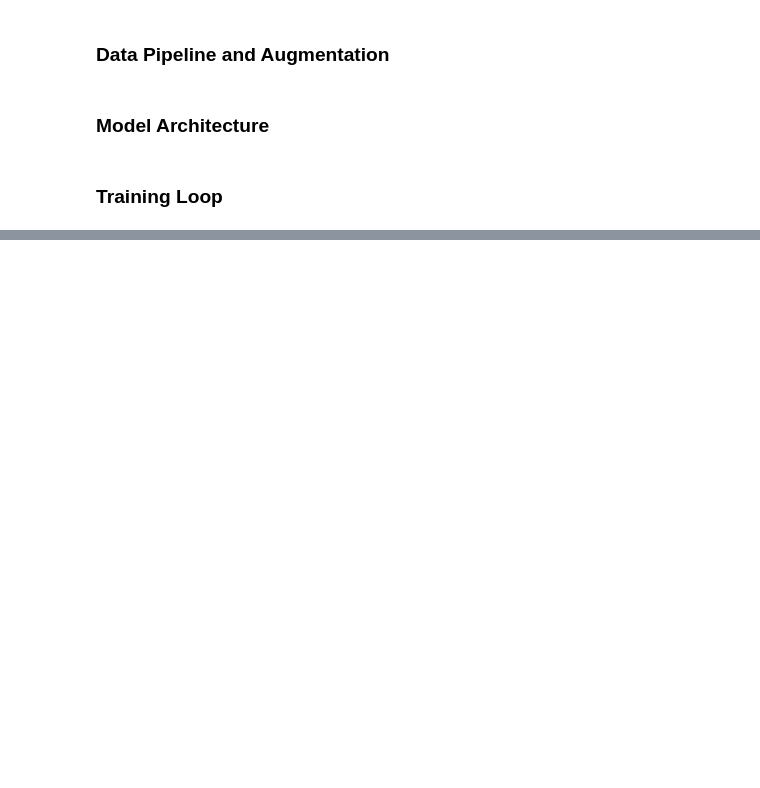
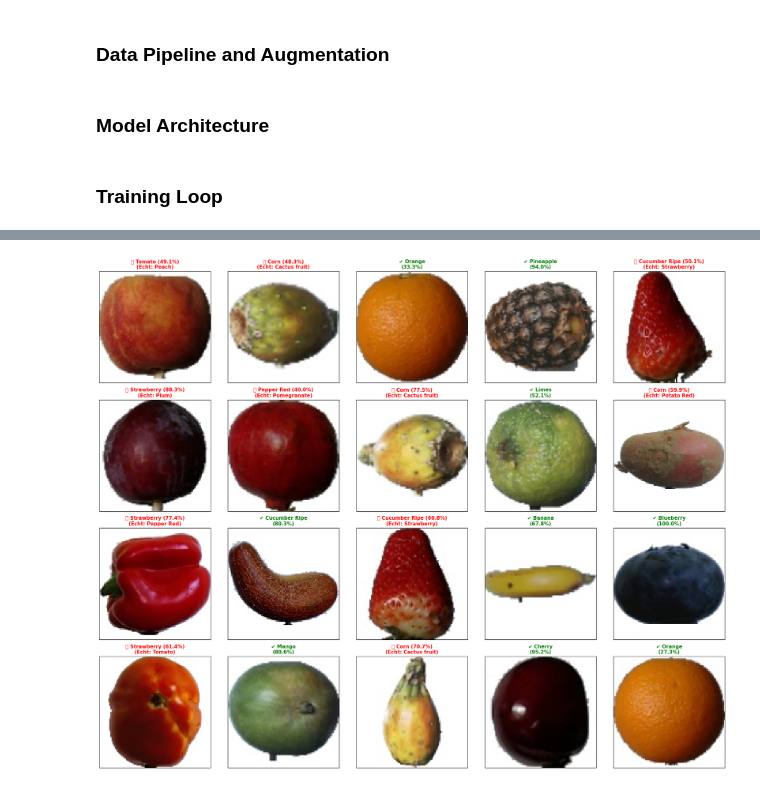
Before and after one commit to mkueverling/big-data, a Jupyter notebook: 9_capstone_project/capstone_project.ipynb, the cells around one changed output, grey strips where cells are left out. Drawn from its saved outputs; the diff is of its cells as text; code cells hidden in the pictures; blank space fills up the shorter version.

Commit message:
with imag output

```diff
--- a/9_capstone_project/capstone_project.ipynb
+++ b/9_capstone_project/capstone_project.ipynb
@@ -93,7 +98,6 @@ train_transform = transforms.Compose([                                  # 1. pos
     transforms.RandomAffine(degrees=45, translate=(0.2, 0.2)),
     transforms.RandomHorizontalFlip(p=0.5),
     transforms.RandomVerticalFlip(p=0.5),
-    transforms.RandomRotation(20),
 
     transforms.ColorJitter(                                             # 2. licht und farbe
         brightness=0.4,
@@ -286 +304,63 @@ plt.legend(); plt.grid(True); plt.show()
+# %%
+
+# 1. Wir holen uns einen ganzen Stapel (Batch)
+dataiter = iter(val_loader)
+images, labels = next(dataiter)
+
+# Ab auf die Grafikkarte damit (oder CPU)
+images = images.to(DEVICE)
+labels = labels.to(DEVICE)
+
+# 2. Modell fragen
+model.eval()
+with torch.no_grad():
+    outputs = model(images)
+    probs = F.softmax(outputs, dim=1)      # In % umrechnen
+    confidences, predictions = torch.max(probs, 1) # Höchsten Wert nehmen
+
+# 3. Plot vorbereiten (5 Spalten x 4 Zeilen = 20 Bilder)
+num_images = 20
+rows = 4
+cols = 5
+
+fig = plt.figure(figsize=(20, 16)) # Groß genug machen
+
+for i in range(num_images):
+    # Falls der Batch kleiner als 20 ist (beim Rest), brechen wir ab
+    if i >= len(images):
+        break
+
+    ax = fig.add_subplot(rows, cols, i+1, xticks=[], yticks=[])
+
+    # Bild für Anzeige vorbereiten:
+    # A. Von GPU zur CPU
+    # B. Format ändern: (Channels, Höhe, Breite) -> (Höhe, Breite, Channels)
+    img_display = images[i].cpu().numpy().transpose((1, 2, 0))
+
+    # C. "Ent-Normalisieren" (wir hatten es durch 0.5 geteilt, jetzt mal 0.5)
+    img_display = img_display * 0.5 + 0.5
+    img_display = np.clip(img_display, 0, 1) # Alles was <0 oder >1 ist abschneiden
+
+    plt.imshow(img_display)
+
+    # Infos holen
+    true_label = class_names[labels[i]]
+    pred_label = class_names[predictions[i]]
+    conf_val = confidences[i].item() * 100
+
+    # Farbe: Grün = Richtig, Rot = Falsch
+    color = 'green' if true_label == pred_label else 'red'
+
+    # Titeltext bauen
+    if true_label == pred_label:
+        title_text = f"✔ {pred_label}\n({conf_val:.1f}%)"
+    else:
+        title_text = f"❌ {pred_label} ({conf_val:.1f}%)\n(Echt: {true_label})"
+
+    ax.set_title(title_text, color=color, fontsize=11, fontweight='bold')
+
+plt.tight_layout()
+plt.show()
+# %% [output]
+[figure, added]
 # %%
```
Also changed, not shown: parts of 6 cells of this notebook.
